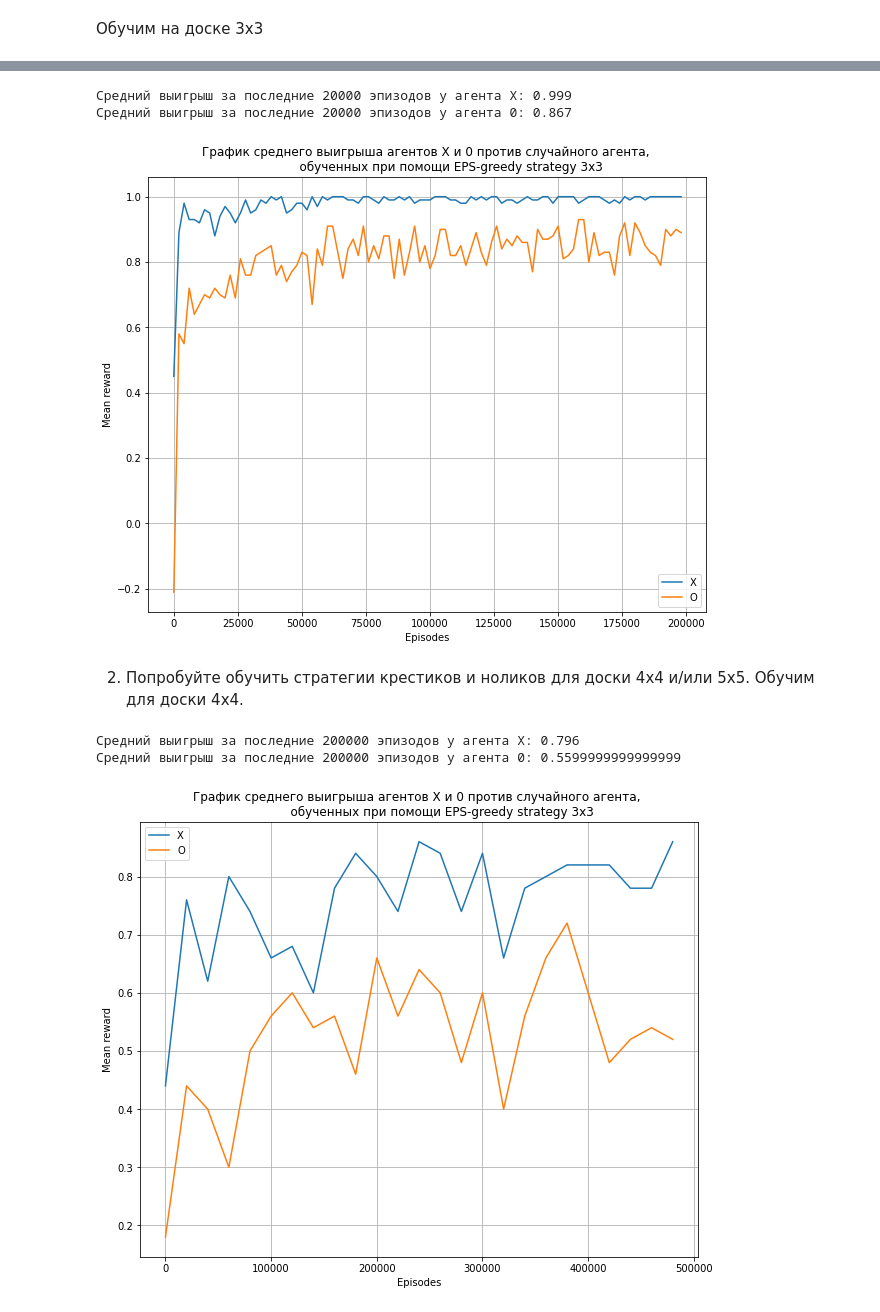
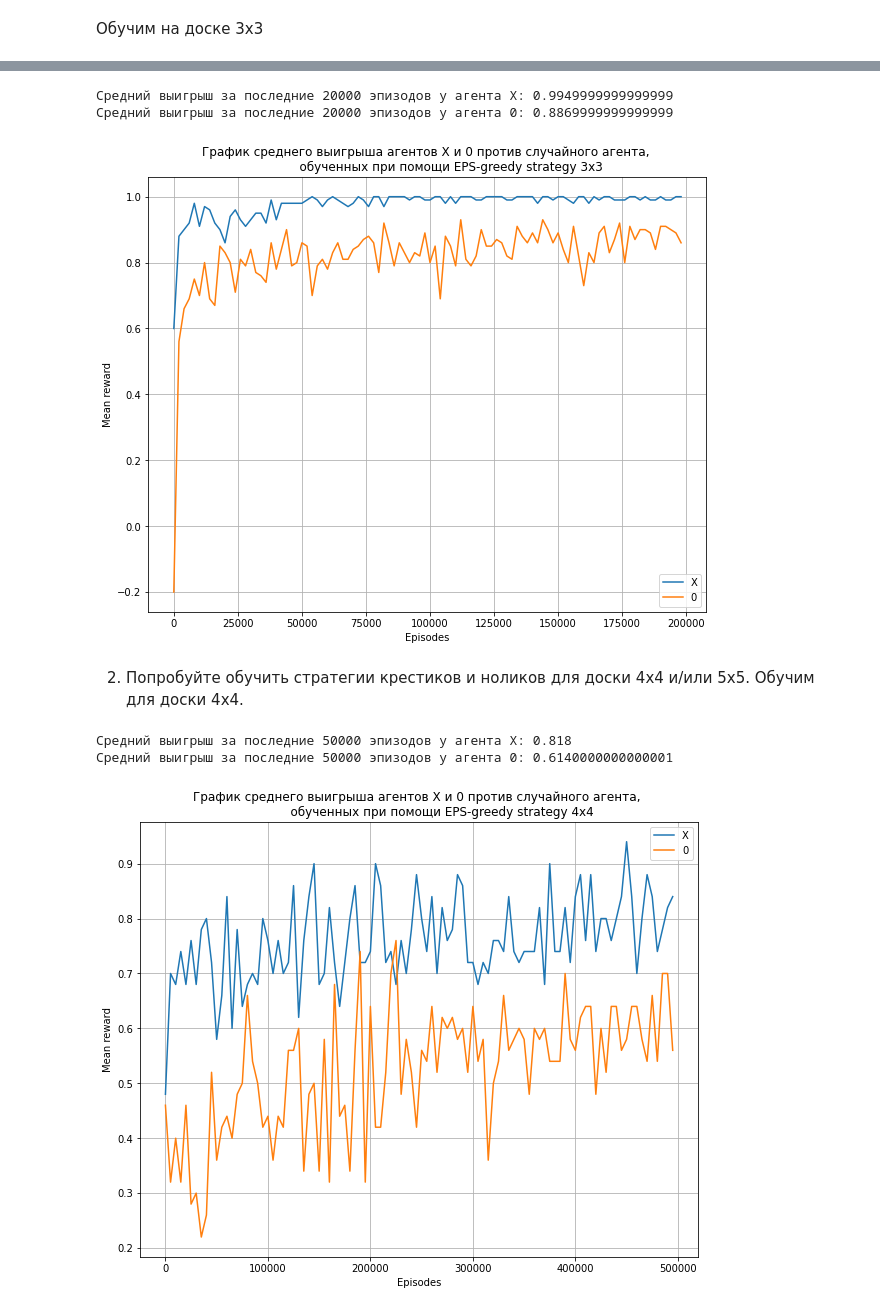
Before and after one commit to magiczhon/MADE_reinforcement_learning, a Jupyter notebook: HW/HW2/hw_2_TicTacToe.ipynb, the cells around one changed output, grey strips where cells are left out. Drawn from its saved outputs; the diff is of its cells as text; code cells hidden in the pictures.

```diff
--- a/HW/HW2/hw_2_TicTacToe.ipynb
+++ b/HW/HW2/hw_2_TicTacToe.ipynb
@@ -296,36 +284,36 @@ data = superviser.fit(200000, 100, every, False)
 # %%
 k = 10
 print(f'''
-Средний выигрыш за последние {every * k} эпизодов у агента Х: {data[1][-k:].sum() / k}
-Средний выигрыш за последние {every * k} эпизодов у агента 0: {data[2][-k:].sum() / k}
+Средний выигрыш за последние {every * k} эпизодов у агента Х: {data3x3[1][-k:].sum() / k}
+Средний выигрыш за последние {every * k} эпизодов у агента 0: {data3x3[2][-k:].sum() / k}
 ''')
-plot_result(data,
+plot_result(data3x3,
             '''График среднего выигрыша агентов Х и 0 против случайного агента,
             обученных при помощи EPS-greedy strategy 3x3'''
            )
 # %% [output]
-Средний выигрыш за последние 20000 эпизодов у агента Х: 0.999
-Средний выигрыш за последние 20000 эпизодов у агента 0: 0.867
+Средний выигрыш за последние 20000 эпизодов у агента Х: 0.9949999999999999
+Средний выигрыш за последние 20000 эпизодов у агента 0: 0.8869999999999999
-[figure, old version]
+[figure, new version]
 # %% [markdown]
 2. Попробуйте обучить стратегии крестиков и ноликов для доски 4х4 и/или 5х5.
 Обучим для доски 4х4.
 # %%
 env = TicTacToe(n_rows=4, n_cols=4, n_win=4)
-superviser = TicTacToeSupervisor(env, QLearning(env, alpha=0.2, gamma=1), QLearning(env, alpha=0.2, gamma=1), RandomAgent(env))
-every = 10000
-data = superviser.fit(500000, 50, every, False)
+superviser4x4 = TicTacToeSupervisor(env, QLearning(env, alpha=0.2, gamma=1), QLearning(env, alpha=0.2, gamma=1), RandomAgent(env))
+every = 5000
+data4x4 = superviser4x4.fit(500000, 50, every, False)
 # %%
 k = 10
 print(f'''
-Средний выигрыш за последние {every * k} эпизодов у агента Х: {data[1][-k:].sum() / k}
-Средний выигрыш за последние {every * k} эпизодов у агента 0: {data[2][-k:].sum() / k}
+Средний выигрыш за последние {every * k} эпизодов у агента Х: {data4x4[1][-k:].sum() / k}
+Средний выигрыш за последние {every * k} эпизодов у агента 0: {data4x4[2][-k:].sum() / k}
 ''')
-plot_result(data,
+plot_result(data4x4,
             '''График среднего выигрыша агентов Х и 0 против случайного агента,
-            обученных при помощи EPS-greedy strategy 3x3'''
+            обученных при помощи EPS-greedy strategy 4x4'''
            )
 # %% [output]
-Средний выигрыш за последние 200000 эпизодов у агента Х: 0.796
-Средний выигрыш за последние 200000 эпизодов у агента 0: 0.5599999999999999
+Средний выигрыш за последние 50000 эпизодов у агента Х: 0.818
+Средний выигрыш за последние 50000 эпизодов у агента 0: 0.6140000000000001
-[figure, old version]
+[figure, new version]
```
Also changed, not shown: parts of 16 cells of this notebook.
